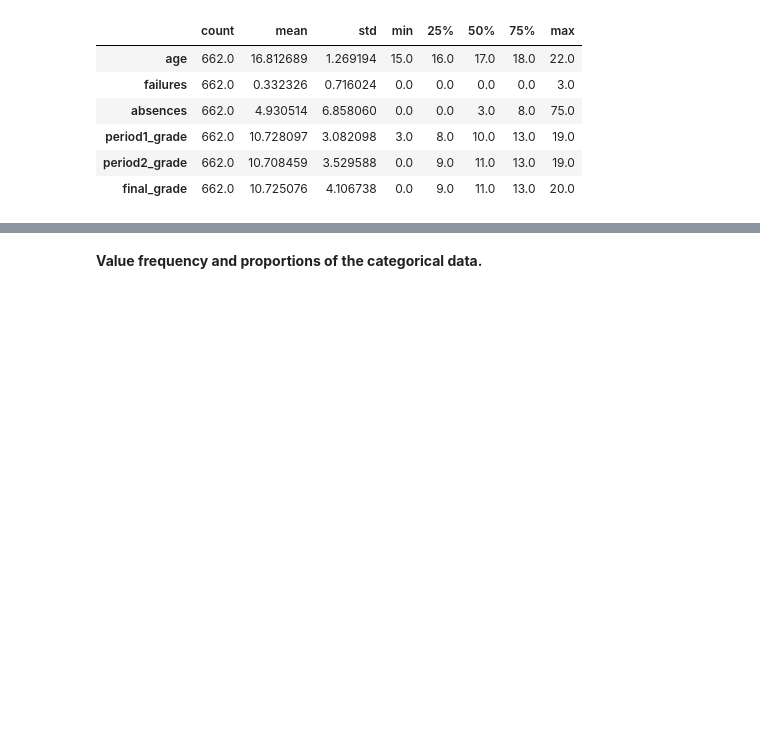
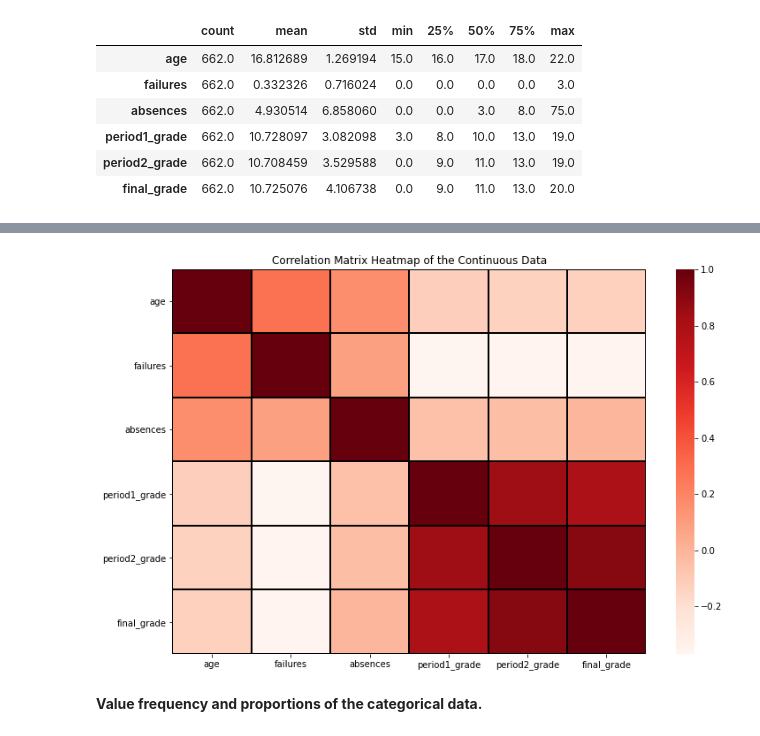
Before and after one commit to nromano2/TP1_NVR_TMM, a Jupyter notebook: TP1_NVR_TMM.ipynb, the cells around one changed output, grey strips where cells are left out. Drawn from its saved outputs; the diff is of its cells as text; code cells hidden in the pictures; blank space fills up the shorter version.

```diff
--- a/TP1_NVR_TMM.ipynb
+++ b/TP1_NVR_TMM.ipynb
@@ -310,3 +322,11 @@ continuous_columns.describe().T
+# %%
+figure1 = plt.figure(figsize = (12,8))
+sns.heatmap(continuous_columns.corr(), cmap='Reds', linewidths=1, linecolor='black')
+plt.title('Correlation Matrix Heatmap of the Continuous Data')
+plt.yticks(rotation=0)
+plt.savefig('correlation_matrix.png', bbox_inches='tight')
+# %% [output]
+[figure, added]
 # %% [markdown]
 **Value frequency and proportions of the categorical data.**
 # %%
```
Also changed, not shown: parts of 2 cells of this notebook.
